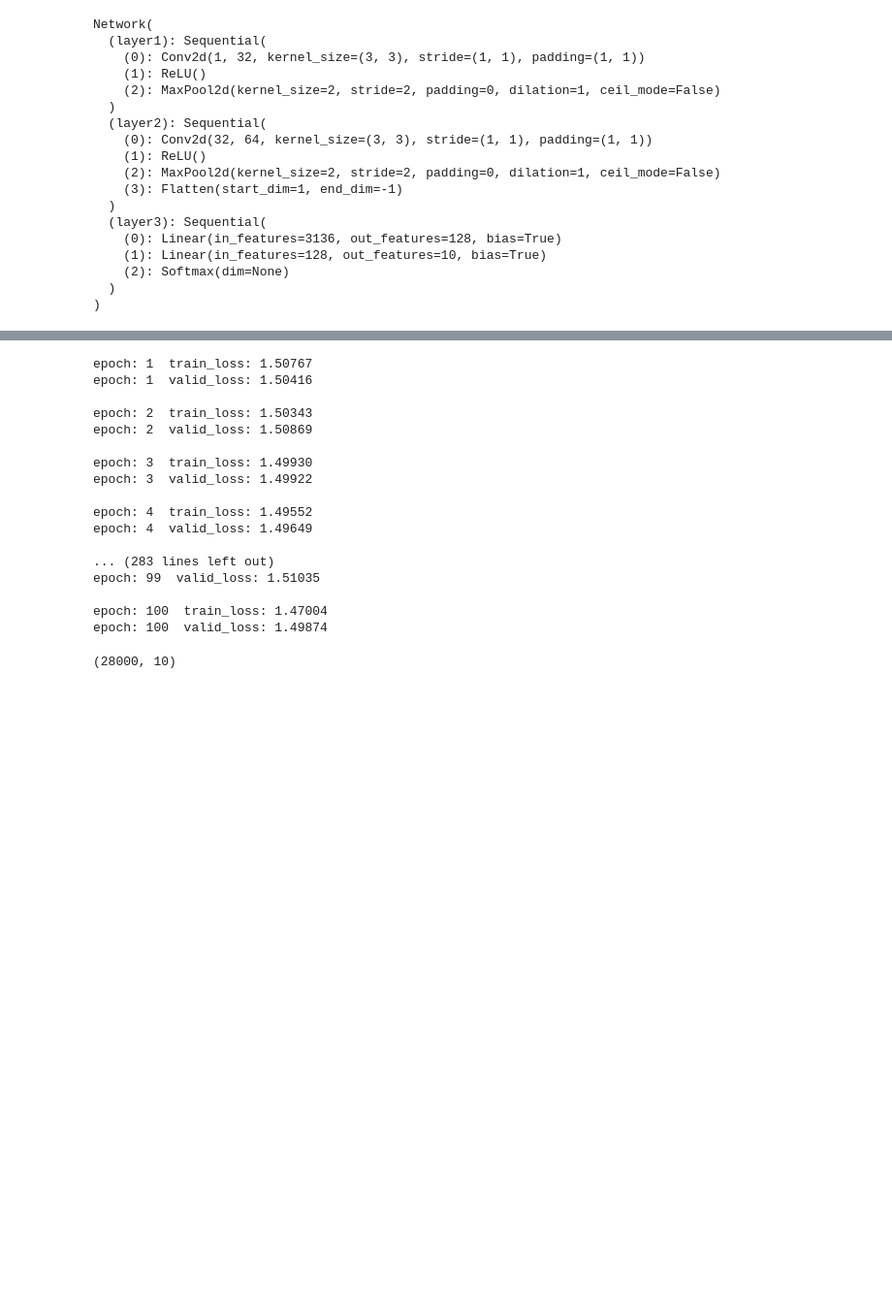
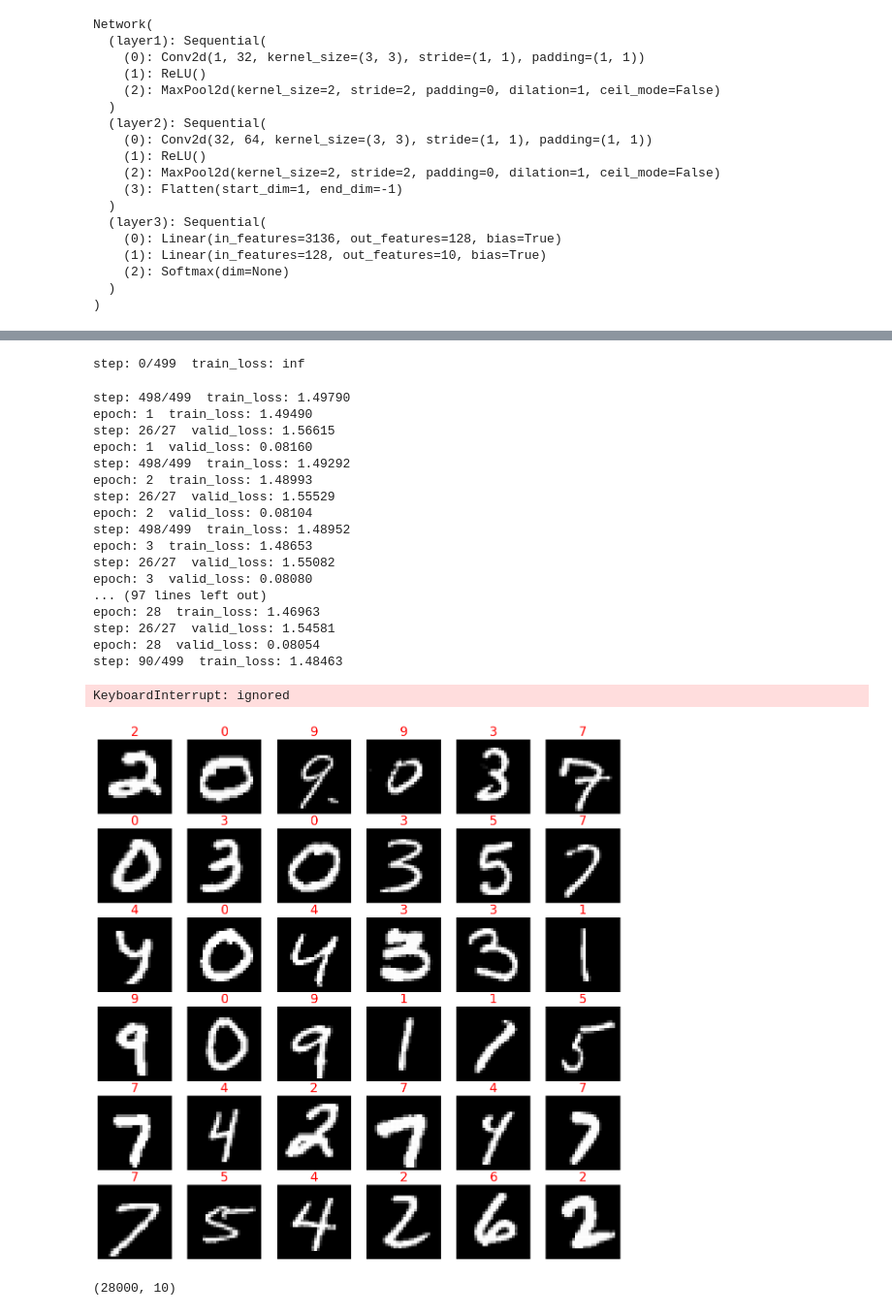
Before and after one commit to ehsson/AI_Practice, a Jupyter notebook: Mnist_practice/Mnist_practice.ipynb, the cells around one changed output, grey strips where cells are left out. Shown at 97% size. Cells and saved outputs as stored; diff of their text form; code cells hidden in the pictures; blank space fills up the shorter version.

```diff
--- a/Mnist_practice/Mnist_practice.ipynb
+++ b/Mnist_practice/Mnist_practice.ipynb
@@ -117,6 +128,7 @@ for epoch in range(1, num_epochs + 1):
 
     train_loss = 0
     valid_loss = 0
+    running_loss = 0
 
     # train
     model.train()
@@ -131,8 +143,12 @@ for epoch in range(1, num_epochs + 1):
         optimizer.step()
 
         train_loss += loss
+        sys.stdout.write('\r')
+        sys.stdout.write("step: %d/%d  train_loss: %.5f" % (step, len(train_loader), train_loss/step))
+        sys.stdout.flush()
 
-    train_loss = train_loss / (step - 1)
+    train_loss = train_loss / len(train_loader)
+    print()
     print("epoch: {}  train_loss: {:.5f}".format(epoch, train_loss))
 
     # validation
@@ -144,28 +160,33 @@ for epoch in range(1, num_epochs + 1):
             loss = criterion(predictions, labels)
 
             valid_loss += loss
+            sys.stdout.write('\r')
+            sys.stdout.write("step: %d/%d  valid_loss: %.5f" % (step, len(valid_loader), valid_loss/step))
+            sys.stdout.flush()
 
-    valid_loss = valid_loss / (step - 1)
+    valid_loss = valid_loss / len(train_loader)
+    print()
     print("epoch: {}  valid_loss: {:.5f}".format(epoch, valid_loss))
-    print()
 # %% [output]
-epoch: 1  train_loss: 1.50767
-epoch: 1  valid_loss: 1.50416
-
-epoch: 2  train_loss: 1.50343
-epoch: 2  valid_loss: 1.50869
-
-epoch: 3  train_loss: 1.49930
-epoch: 3  valid_loss: 1.49922
-
-epoch: 4  train_loss: 1.49552
-epoch: 4  valid_loss: 1.49649
-
-... (283 lines left out)
-epoch: 99  valid_loss: 1.51035
-
-epoch: 100  train_loss: 1.47004
-epoch: 100  valid_loss: 1.49874
+step: 0/499  train_loss: inf
+step: 498/499  train_loss: 1.49790
+epoch: 1  train_loss: 1.49490
+step: 26/27  valid_loss: 1.56615
+epoch: 1  valid_loss: 0.08160
+step: 498/499  train_loss: 1.49292
+epoch: 2  train_loss: 1.48993
+step: 26/27  valid_loss: 1.55529
+epoch: 2  valid_loss: 0.08104
+step: 498/499  train_loss: 1.48952
+epoch: 3  train_loss: 1.48653
+step: 26/27  valid_loss: 1.55082
+epoch: 3  valid_loss: 0.08080
+... (97 lines left out)
+epoch: 28  train_loss: 1.46963
+step: 26/27  valid_loss: 1.54581
+epoch: 28  valid_loss: 0.08054
+step: 90/499  train_loss: 1.48463
+KeyboardInterrupt: ignored
 # %%
 def softmax(x):
     return np.exp(x)/np.sum(np.exp(x), axis=1)[:, None]
@@ -179,6 +200,16 @@ with torch.no_grad():
         predictions = model(images[0])
 
         test_pred.append(softmax(predictions.detach().cpu().numpy()))
+# %%
+test_batch = next(iter(test_loader))[0]
+test_X = test_batch.reshape(-1, 28, 28)[:36]
+fig, ax = plt.subplots(nrows=6, ncols=6, figsize=(15, 15))
+
+for i, image in enumerate(test_X):
+    ax[i//6][i%6].axis('off'); ax[i//6][i%6].imshow(image, cmap='gray')
+    ax[i//6][i%6].set_title(np.argmax(test_pred[0][i], axis=0), fontsize=20, color="red")
+# %% [output]
+[figure, added]
 # %%
 submission = pd.read_csv(data_dir + 'sample_submission.csv')
 print(np.concatenate(test_pred, axis=0).shape)
```
Also changed, not shown: parts of 4 cells of this notebook.
